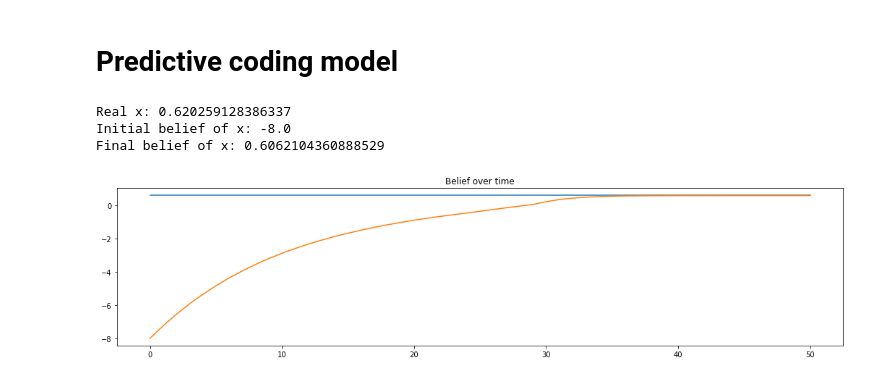
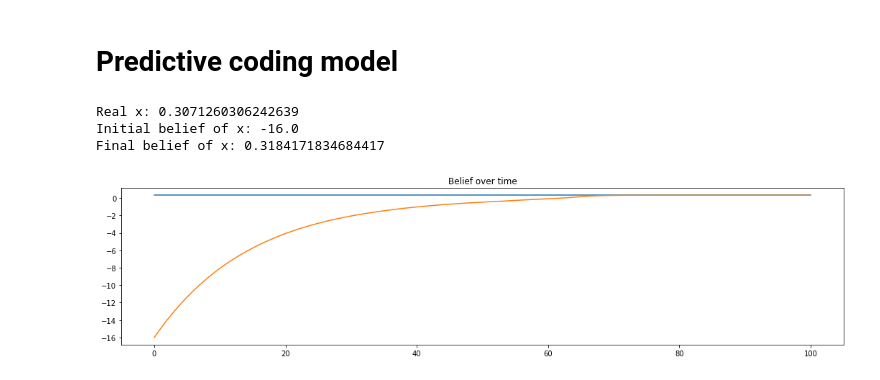
Before and after one commit to daniel-burghardt/predictive-coding-slam, a Jupyter notebook: ANN_&_FEP_model_Corridor.ipynb, the cells around one changed output. Drawn from its saved outputs; the diff is of its cells as text; code cells hidden in the pictures.

```diff
--- a/ANN_&_FEP_model_Corridor.ipynb
+++ b/ANN_&_FEP_model_Corridor.ipynb
@@ -287,0 +294,4 @@ for i in range(nr_plots):
+# %%
+model = ConvTransposeNet()
+model.load_state_dict(torch.load("model_corridor"))
+model.eval()
@@ -322,26 +349,26 @@ def run(belief_x, real_ranges, iterations):
 
     return belief_x_hist
 # %%
-sample_idx = 400   # random sample from the test set
+sample_idx = 356   # random sample from the test set
 real_x = test_batch_pos[sample_idx]    # real position
 real_ranges = test_batch_ranges[sample_idx]    # real measurement
-belief_x = torch.tensor([[[-8.0]]])      # initial belief
-iterations = 50
+belief_x = torch.tensor([[[-16.0]]])      # initial belief
+iterations = 100
 
 belief_x_hist = run(belief_x, real_ranges, iterations)
 
 print('Real x: {x}'.format(x=real_x[0][0]))
 print('Initial belief of x: {x}'.format(x=belief_x_hist[0]))
 print('Final belief of x: {x}'.format(x=belief_x_hist[-1]))
 
 
 fig4, axs4 = plt.subplots()
 fig4.set_figwidth(18)
 axs4.set_title('Belief over time')
 axs4.plot(np.arange(len(belief_x_hist)), [real_x] * len(belief_x_hist));
 axs4.plot(np.arange(len(belief_x_hist)), belief_x_hist);
 # %% [output]
-Real x: 0.620259128386337
-Initial belief of x: -8.0
-Final belief of x: 0.6062104360888529
+Real x: 0.3071260306242639
+Initial belief of x: -16.0
+Final belief of x: 0.3184171834684417
-[figure, old version]
+[figure, new version]
```
Also changed, not shown: parts of 6 cells of this notebook, 1 other file.
